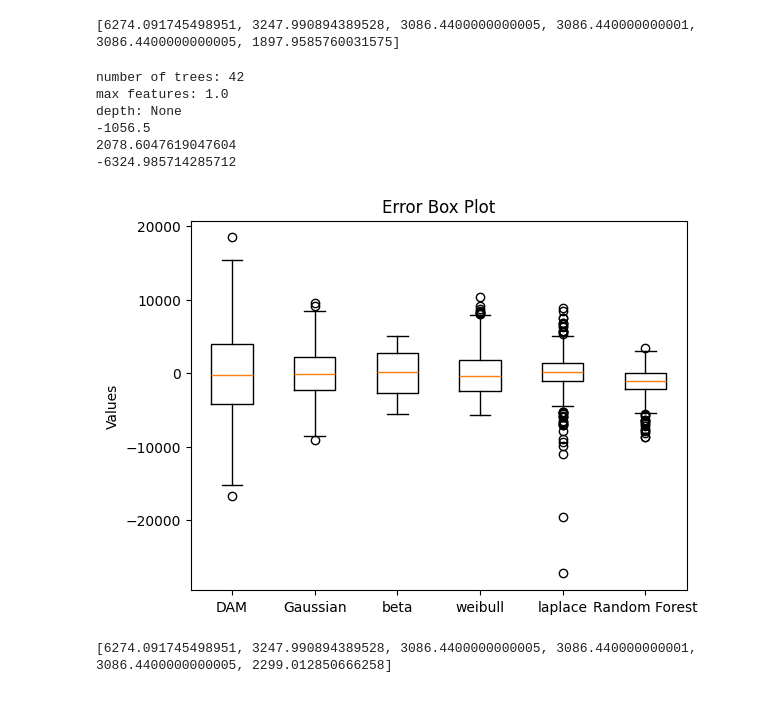
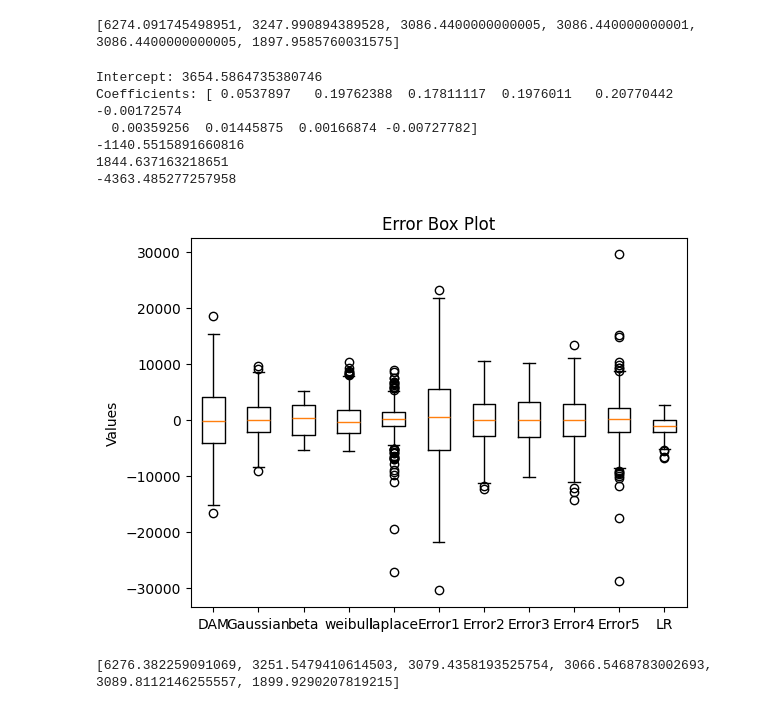
Before and after one commit to janghl/Siemens-Privacy-in-Reinforcement-Learning, a Jupyter notebook: demand.ipynb, the cells around one changed output. Saved outputs shown, nothing was run; the diff lists cells and outputs as text; code cells hidden in the pictures.

Commit message:
add feedback

```diff
--- a/demand.ipynb
+++ b/demand.ipynb
@@ -658,43 +698,55 @@ Coefficients: [0.05216816 0.20140743 0.1926743  0.19898713 0.20032216]
 -4351.936521913582
 [figure]
 [6274.091745498951, 3247.990894389528, 3086.4400000000005, 3086.440000000001, 3086.4400000000005, 1897.9585760031575]
+# %%
+def add_feedback(x, y):
+  Previous = x[:-1]-y[:-1,np.newaxis]
+  Error_array = x[1:] - Previous
+  return np.concatenate([x[1:], Error_array],axis=1)
 # %%
-rmse_forest, Y_pred_forest = Forest(X_train, Y_train, X_test, Y_test, 42)
-Error = Y_pred_forest - Y_test
+X_train_feedback = add_feedback(X_train, Y_train)
+X_test_feedback = add_feedback(X_test, Y_test)
+regression = LinearRegression()
+regression.fit(X_train_feedback, Y_train[1:])
+Y_pred_test = regression.predict(X_test_feedback)
+rmse = np.sqrt(np.mean((Y_pred_test-Y_test[1:])**2))
+print("Intercept:", regression.intercept_)
+print("Coefficients:", regression.coef_)
+Error = Y_pred_test - Y_test[1:]
 
 # median, 97.5 percentile, 2.5 percentile
 median = np.median(Error)
 percentile_975 = np.percentile(Error, 97.5)
 percentile_25 = np.percentile(Error, 2.5)
 print(median)
 print(percentile_975)
 print(percentile_25)
 
 # error box plot Error, F1,.. F5, ensemble
-data = np.concatenate([X_test-Y_test[:,np.newaxis], Error.reshape((Error.shape[0],1))], axis=1)
+data = np.concatenate([X_test_feedback-Y_test[1:][:,np.newaxis], Error.reshape((Error.shape[0],1))], axis=1)
 fig, ax = plt.subplots()
 ax.boxplot(data)
-ax.set_xticklabels(['DAM', 'Gaussian', 'beta', 'weibull', 'laplace', 'Random Forest'])
+ax.set_xticklabels(['DAM', 'Gaussian', 'beta', 'weibull', 'laplace', 'Error1', 'Error2', 'Error3', 'Error4', 'Error5', 'LR'])
 ax.set_ylabel('Values')
 ax.set_title('Error Box Plot')
 plt.show()
 
 
 error = [
-  np.sqrt(np.mean((X_test[:,0]-Y_test)**2)),\
-  np.sqrt(np.mean((X_test[:,1]-Y_test)**2)),\
-  np.sqrt(np.mean((X_test[:,2]-Y_test)**2)),\
-  np.sqrt(np.mean((X_test[:,3]-Y_test)**2)),\
-  np.sqrt(np.mean((X_test[:,4]-Y_test)**2)),\
+  np.sqrt(np.mean((X_test_feedback[:,0]-Y_test[1:])**2)),\
+  np.sqrt(np.mean((X_test_feedback[:,1]-Y_test[1:])**2)),\
+  np.sqrt(np.mean((X_test_feedback[:,2]-Y_test[1:])**2)),\
+  np.sqrt(np.mean((X_test_feedback[:,3]-Y_test[1:])**2)),\
+  np.sqrt(np.mean((X_test_feedback[:,4]-Y_test[1:])**2)),\
   np.sqrt(np.mean((Error)**2))
   ]
 print(error)
 # %% [output]
-number of trees: 42
-max features: 1.0
-depth: None
--1056.5
-2078.6047619047604
--6324.985714285712
+Intercept: 3654.5864735380746
+Coefficients: [ 0.0537897   0.19762388  0.17811117  0.1976011   0.20770442 -0.00172574
+  0.00359256  0.01445875  0.00166874 -0.00727782]
+-1140.5515891660816
+1844.637163218651
+-4363.485277257958
-[figure, old version]
+[figure, new version]
-[6274.091745498951, 3247.990894389528, 3086.4400000000005, 3086.440000000001, 3086.4400000000005, 2299.012850666258]
+[6276.382259091069, 3251.5479410614503, 3079.4358193525754, 3066.5468783002693, 3089.8112146255557, 1899.9290207819215]
```
Also changed, not shown: parts of 1 cell of this notebook, 1 other file.
